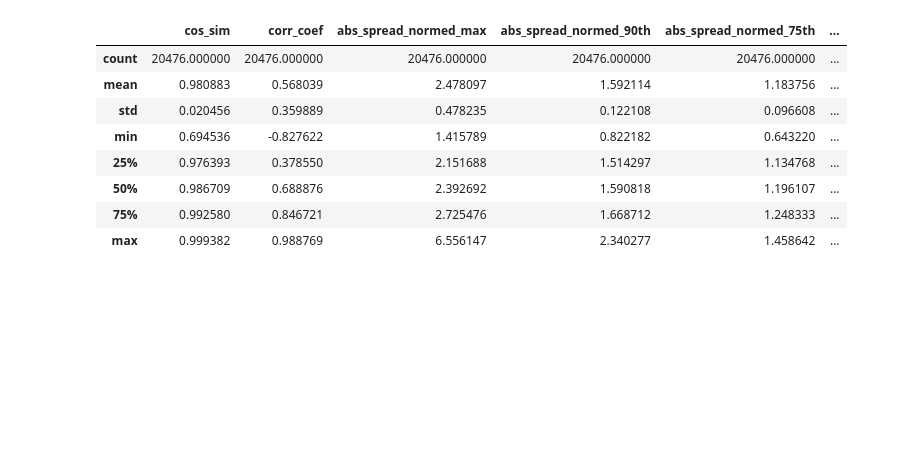
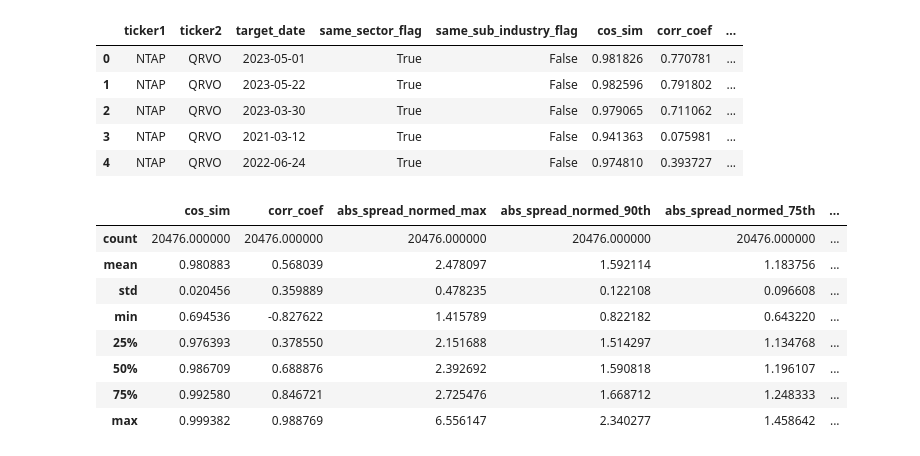
Before and after one commit to nishikaa/pair_trading, a Jupyter notebook: pair-trading-foundations/notebooks/training_nb.ipynb, the cells around one changed output. Drawn from its saved outputs; the diff is of its cells as text; code cells hidden in the pictures; blank space fills up the shorter version.

```diff
--- a/pair-trading-foundations/notebooks/training_nb.ipynb
+++ b/pair-trading-foundations/notebooks/training_nb.ipynb
@@ -10,5 +11,14 @@ from sklearn.metrics import classification_report, accuracy_score
 features_tb = pd.read_csv('Data/features_tb.csv')
 labels_tb = pd.read_csv('Data/labels_tb.csv')
+# %%
+combined.head()
+# %% [output]
+|  | ticker1 | ticker2 | target_date | same_sector_flag | same_sub_industry_flag | cos_sim | corr_coef | ... |
+| 0 | NTAP | QRVO | 2023-05-01 | True | False | 0.981826 | 0.770781 | ... |
+| 1 | NTAP | QRVO | 2023-05-22 | True | False | 0.982596 | 0.791802 | ... |
+| 2 | NTAP | QRVO | 2023-03-30 | True | False | 0.979065 | 0.711062 | ... |
+| 3 | NTAP | QRVO | 2021-03-12 | True | False | 0.941363 | 0.075981 | ... |
+| 4 | NTAP | QRVO | 2022-06-24 | True | False | 0.974810 | 0.393727 | ... |
 # %%
 features_names = ['same_sector_flag',
        'same_sub_industry_flag', 'cos_sim', 'corr_coef',
```
Also changed, not shown: parts of 2 cells of this notebook, 2 other files.
